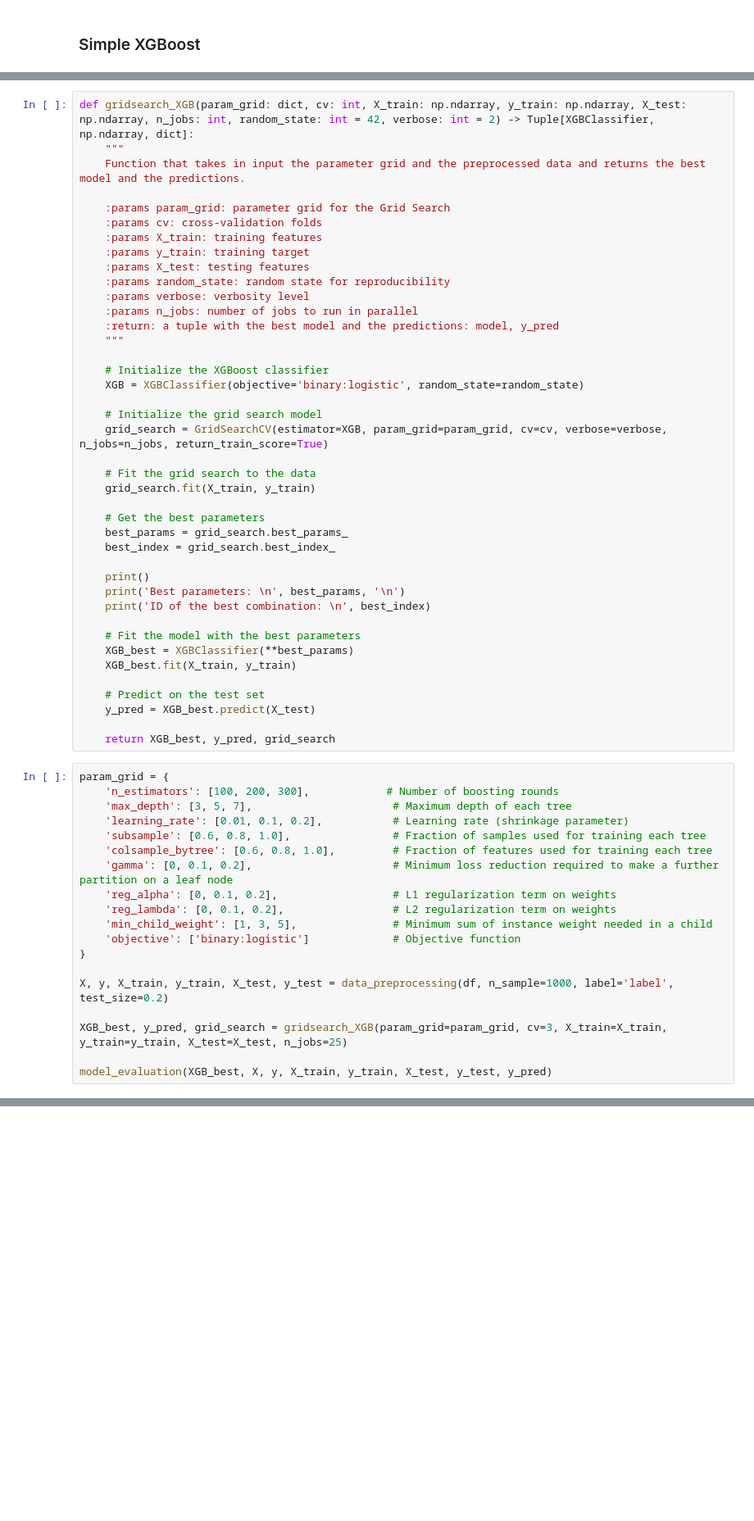
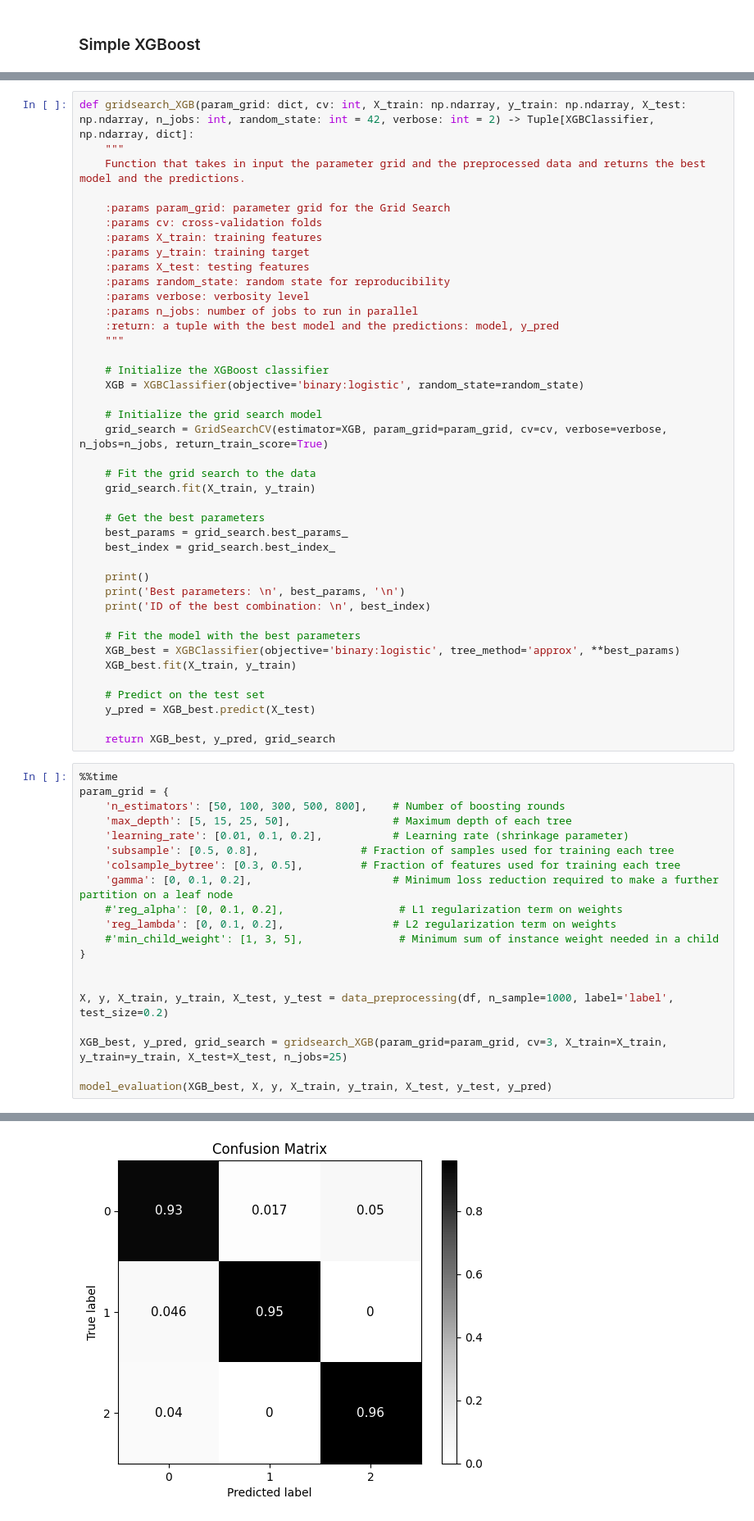
Before and after one commit to EugeniaBoccanera/hm_bbh, a Jupyter notebook: project_v1.ipynb, the cells around one changed output, grey strips where cells are left out. Shown at 82% size. Cells and saved outputs as stored; diff of their text form; blank space fills up the shorter version.

```diff
--- a/project_v1.ipynb
+++ b/project_v1.ipynb
@@ -905,7 +912,7 @@ def gridsearch_XGB(param_grid: dict, cv: int, X_train: np.ndarray, y_train: np.n
     print('ID of the best combination: \n', best_index)
 
     # Fit the model with the best parameters
-    XGB_best = XGBClassifier(**best_params)
+    XGB_best = XGBClassifier(objective='binary:logistic', tree_method='approx', **best_params)
     XGB_best.fit(X_train, y_train)
 
     # Predict on the test set
@@ -913,21 +920,23 @@ def gridsearch_XGB(param_grid: dict, cv: int, X_train: np.ndarray, y_train: np.n
 
     return XGB_best, y_pred, grid_search
 # %%
+%%time
 param_grid = {
-    'n_estimators': [100, 200, 300],            # Number of boosting rounds
-    'max_depth': [3, 5, 7],                      # Maximum depth of each tree
+    'n_estimators': [50, 100, 300, 500, 800],    # Number of boosting rounds
+    'max_depth': [5, 15, 25, 50],                # Maximum depth of each tree
     'learning_rate': [0.01, 0.1, 0.2],           # Learning rate (shrinkage parameter)
-    'subsample': [0.6, 0.8, 1.0],                # Fraction of samples used for training each tree
-    'colsample_bytree': [0.6, 0.8, 1.0],         # Fraction of features used for training each tree
+    'subsample': [0.5, 0.8],                # Fraction of samples used for training each tree
+    'colsample_bytree': [0.3, 0.5],         # Fraction of features used for training each tree
     'gamma': [0, 0.1, 0.2],                      # Minimum loss reduction required to make a further partition on a leaf node
-    'reg_alpha': [0, 0.1, 0.2],                  # L1 regularization term on weights
+    #'reg_alpha': [0, 0.1, 0.2],                  # L1 regularization term on weights
     'reg_lambda': [0, 0.1, 0.2],                 # L2 regularization term on weights
-    'min_child_weight': [1, 3, 5],               # Minimum sum of instance weight needed in a child
-    'objective': ['binary:logistic']             # Objective function
+    #'min_child_weight': [1, 3, 5],               # Minimum sum of instance weight needed in a child
 }
+
 
 X, y, X_train, y_train, X_test, y_test = data_preprocessing(df, n_sample=1000, label='label', test_size=0.2)
 
 XGB_best, y_pred, grid_search = gridsearch_XGB(param_grid=param_grid, cv=3, X_train=X_train, y_train=y_train, X_test=X_test, n_jobs=25)
 
 model_evaluation(XGB_best, X, y, X_train, y_train, X_test, y_test, y_pred)
+# %% [output]
@@ -933,0 +960 @@ model_evaluation(XGB_best, X, y, X_train, y_train, X_test, y_test, y_pred)
+[figure, added]
```
Also changed, not shown: parts of 6 cells of this notebook.
